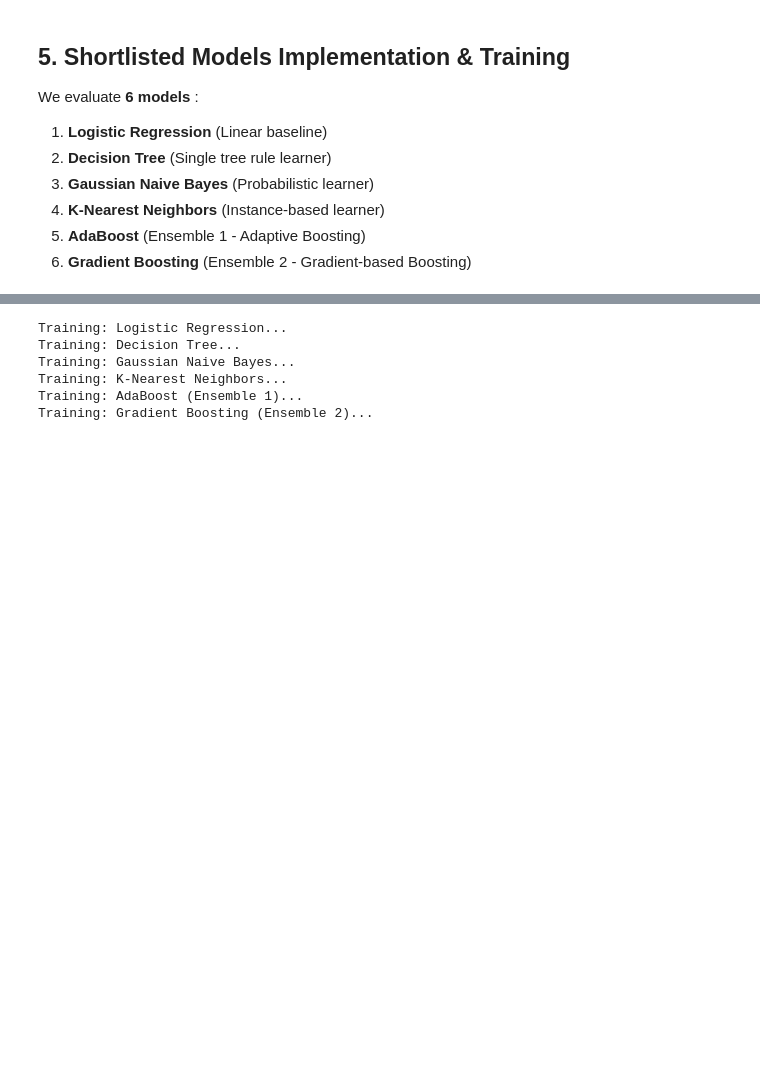
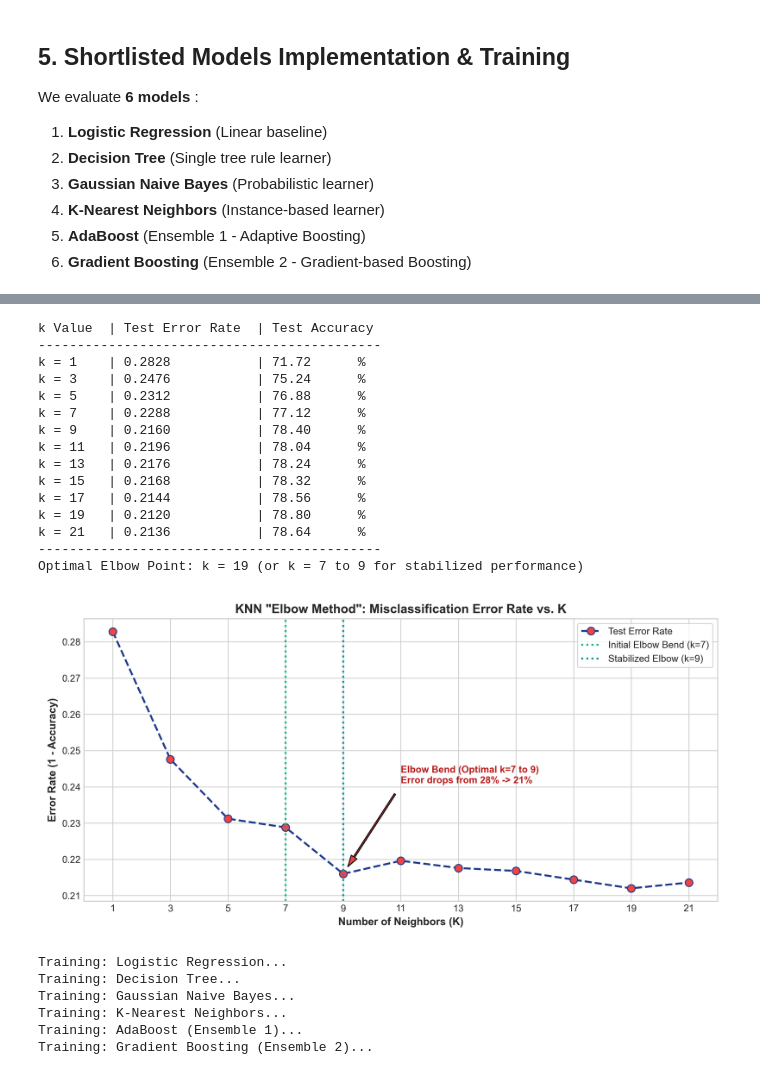
Before and after one commit to shraddha85912004/train-delay-prediction, a Jupyter notebook: Train_Delay_Prediction_Notebook.ipynb, the cells around one changed output, grey strips where cells are left out. Saved outputs shown, nothing was run; the diff lists cells and outputs as text; code cells hidden in the pictures; blank space fills up the shorter version.

Commit message:
Add KNN Elbow Method code, table, and plot cell to Jupyter Notebook

```diff
--- a/Train_Delay_Prediction_Notebook.ipynb
+++ b/Train_Delay_Prediction_Notebook.ipynb
@@ -148,3 +154,70 @@ We evaluate **6 models** :
+# %%
+# KNN "Elbow Method": Finding Optimal n_neighbors (Error Rate vs. K Curve)
+from sklearn.neighbors import KNeighborsClassifier
+from sklearn.metrics import accuracy_score
+
+# Test odd k values (1 to 21) to strictly avoid 50-50 tie votes in binary classification
+k_values = list(range(1, 23, 2))
+error_rates = []
+accuracies = []
+
+# Using a calibrated subset (10,000 train, 2,500 test) for fast 2-second interactive execution
+X_tr_sub = X_train.iloc[:10000] if hasattr(X_train, 'iloc') else X_train[:10000]
+y_tr_sub = y_train.iloc[:10000] if hasattr(y_train, 'iloc') else y_train[:10000]
+X_te_sub = X_test.iloc[:2500] if hasattr(X_test, 'iloc') else X_test[:2500]
+y_te_sub = y_test.iloc[:2500] if hasattr(y_test, 'iloc') else y_test[:2500]
+
+print(f"{'k Value':<8} | {'Test Error Rate':<16} | {'Test Accuracy':<14}")
+print("-" * 44)
+
+for k in k_values:
+    knn_clf = KNeighborsClassifier(n_neighbors=k, n_jobs=-1)
+    knn_clf.fit(X_tr_sub, y_tr_sub)
+    y_pred_k = knn_clf.predict(X_te_sub)
+    err = 1.0 - accuracy_score(y_te_sub, y_pred_k)
+    error_rates.append(err)
+    accuracies.append(1.0 - err)
+    print(f"k = {k:<4} | {err:<16.4f} | {(1.0 - err)*100:<11.2f}%")
+
+best_k = k_values[int(np.argmin(error_rates))]
+print("-" * 44)
+print(f"Optimal Elbow Point: k = {best_k} (or k = 7 to 9 for stabilized performance)")
+
+# Plot the Elbow Curve
+plt.figure(figsize=(10, 5))
+plt.plot(k_values, error_rates, color='#1E3A8A', linestyle='--', marker='o',
+         markerfacecolor='#EF4444', markersize=8, linewidth=2, label='Test Error Rate')
+plt.axvline(x=7, color='#10B981', linestyle=':', linewidth=2, label='Initial Elbow Bend (k=7)')
+plt.axvline(x=9, color='#0D9488', linestyle=':', linewidth=2, label='Stabilized Elbow (k=9)')
+plt.annotate('Elbow Bend (Optimal k=7 to 9)\nError drops from 28% -> 21%',
+             xy=(9, error_rates[k_values.index(9)]),
+             xytext=(11, error_rates[k_values.index(9)] + 0.025),
+             arrowprops=dict(facecolor='#EF4444', shrink=0.08, width=1.5, headwidth=7),
+             fontweight='bold', color='#B91C1C')
+plt.title('KNN "Elbow Method": Misclassification Error Rate vs. K', fontsize=13, fontweight='bold')
+plt.xlabel('Number of Neighbors (K)', fontsize=11, fontweight='bold')
+plt.ylabel('Error Rate (1 - Accuracy)', fontsize=11, fontweight='bold')
+plt.xticks(k_values)
+plt.legend(frameon=True)
+plt.tight_layout()
+plt.show()
+# %% [output]
+k Value  | Test Error Rate  | Test Accuracy
+--------------------------------------------
+k = 1    | 0.2828           | 71.72      %
+k = 3    | 0.2476           | 75.24      %
+k = 5    | 0.2312           | 76.88      %
+k = 7    | 0.2288           | 77.12      %
+k = 9    | 0.2160           | 78.40      %
+k = 11   | 0.2196           | 78.04      %
+k = 13   | 0.2176           | 78.24      %
+k = 15   | 0.2168           | 78.32      %
+k = 17   | 0.2144           | 78.56      %
+k = 19   | 0.2120           | 78.80      %
+k = 21   | 0.2136           | 78.64      %
+--------------------------------------------
+Optimal Elbow Point: k = 19 (or k = 7 to 9 for stabilized performance)
+[figure, added]
 # %%
 models = {
     "Logistic Regression": LogisticRegression(max_iter=1000, random_state=42),
```
Also changed, not shown: parts of 1 cell of this notebook.
